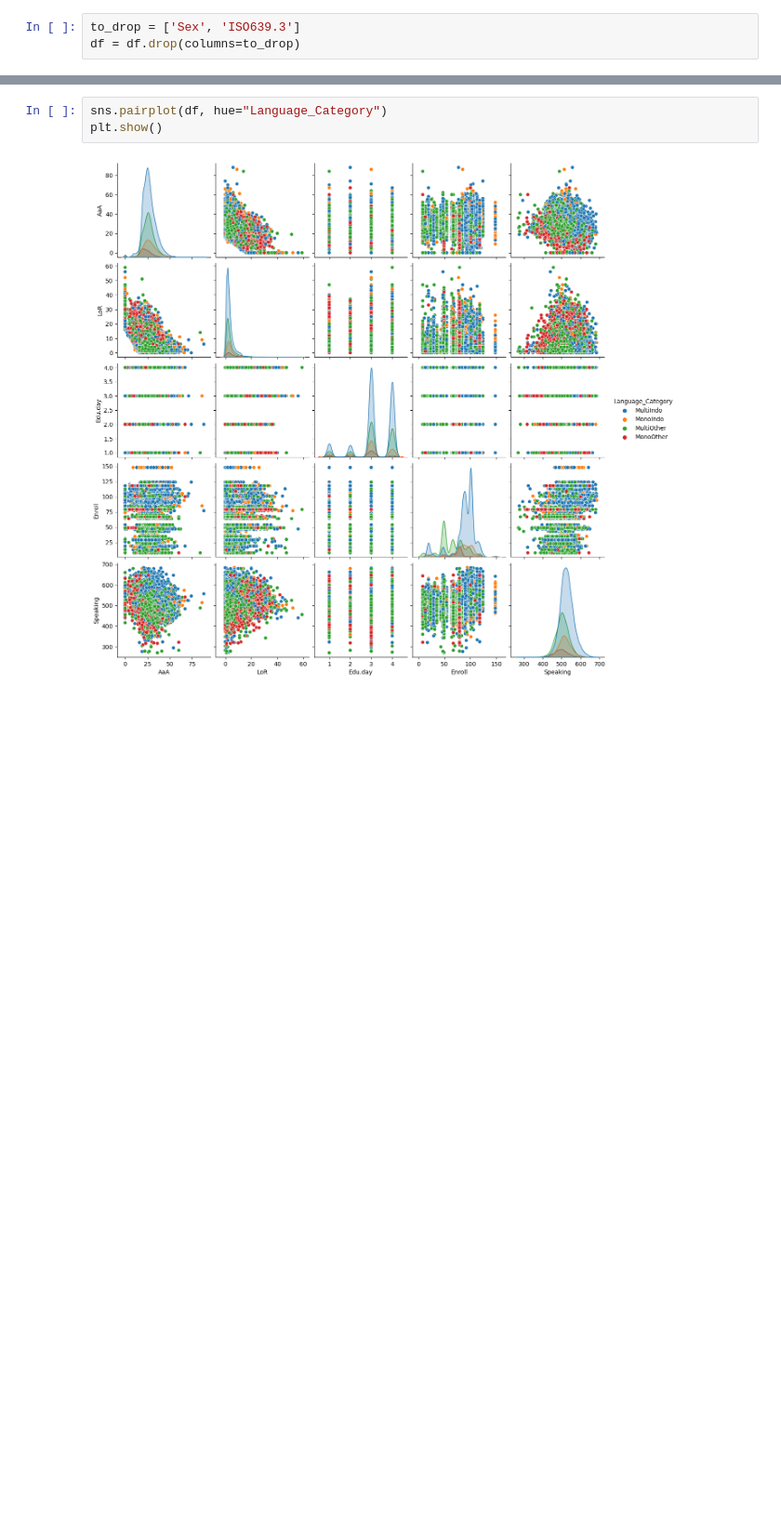
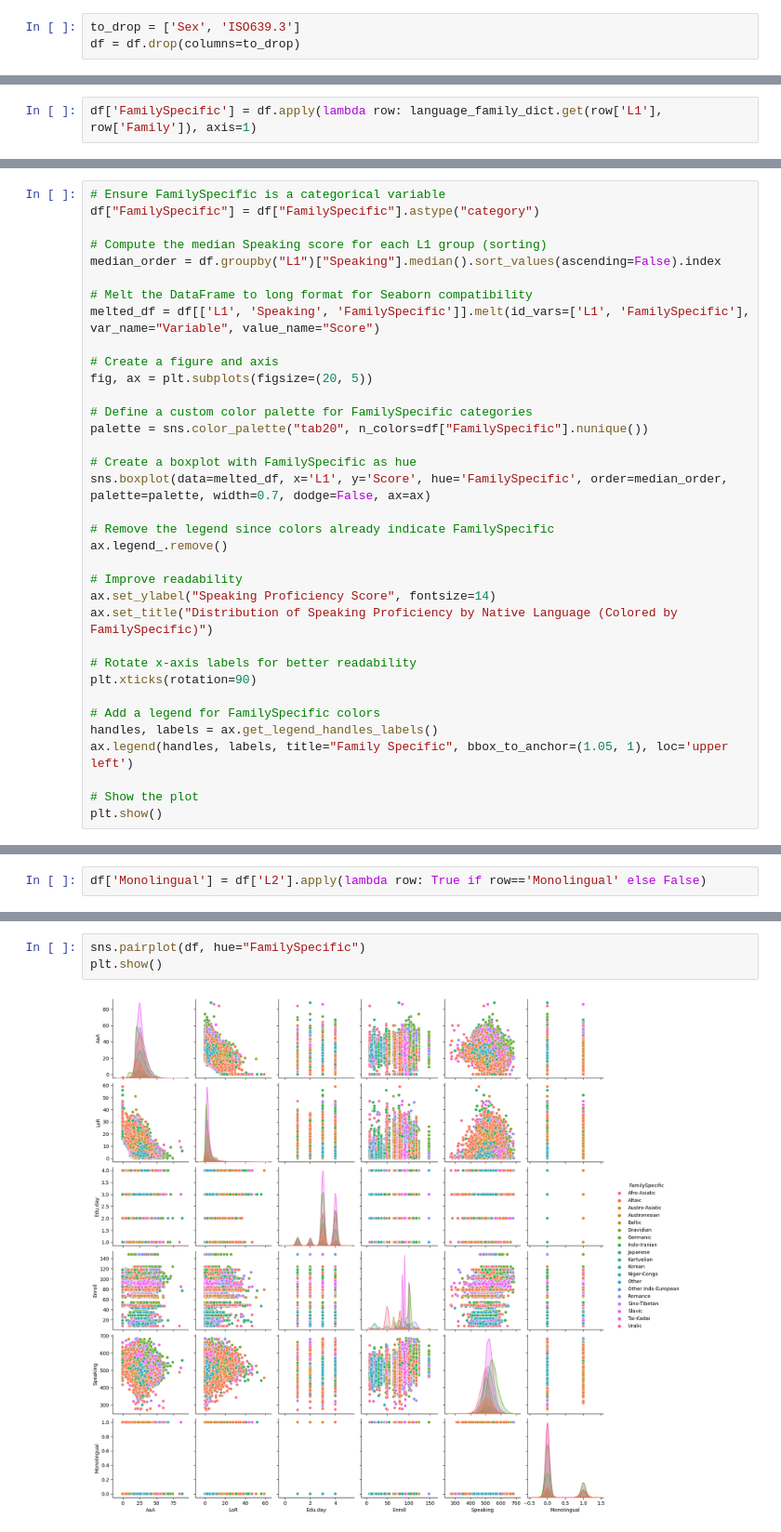
Before and after one commit to vivianamarquez/Adult_Dutch_Language_Learning_Profile, a Jupyter notebook: Predicting_Dutch_Speaking_Proficiency.ipynb, the cells around one changed output, grey strips where cells are left out. Shown at 93% size. Cells and saved outputs as stored; diff of their text form; blank space fills up the shorter version.

```diff
--- a/Predicting_Dutch_Speaking_Proficiency.ipynb
+++ b/Predicting_Dutch_Speaking_Proficiency.ipynb
@@ -394,0 +401,2 @@ Name: count, dtype: int64
+# %%
+df['FamilySpecific'] = df.apply(lambda row: language_family_dict.get(row['L1'], row['Family']), axis=1)
@@ -394,0 +424,35 @@ Name: count, dtype: int64
+# %%
+# Ensure FamilySpecific is a categorical variable
+df["FamilySpecific"] = df["FamilySpecific"].astype("category")
+
+# Compute the median Speaking score for each L1 group (sorting)
+median_order = df.groupby("L1")["Speaking"].median().sort_values(ascending=False).index
+
+# Melt the DataFrame to long format for Seaborn compatibility
+melted_df = df[['L1', 'Speaking', 'FamilySpecific']].melt(id_vars=['L1', 'FamilySpecific'], var_name="Variable", value_name="Score")
+
+# Create a figure and axis
+fig, ax = plt.subplots(figsize=(20, 5))
+
+# Define a custom color palette for FamilySpecific categories
+palette = sns.color_palette("tab20", n_colors=df["FamilySpecific"].nunique())
+
+# Create a boxplot with FamilySpecific as hue
+sns.boxplot(data=melted_df, x='L1', y='Score', hue='FamilySpecific', order=median_order, palette=palette, width=0.7, dodge=False, ax=ax)
+
+# Remove the legend since colors already indicate FamilySpecific
+ax.legend_.remove()
+
+# Improve readability
+ax.set_ylabel("Speaking Proficiency Score", fontsize=14)
+ax.set_title("Distribution of Speaking Proficiency by Native Language (Colored by FamilySpecific)")
+
+# Rotate x-axis labels for better readability
+plt.xticks(rotation=90)
+
+# Add a legend for FamilySpecific colors
+handles, labels = ax.get_legend_handles_labels()
+ax.legend(handles, labels, title="Family Specific", bbox_to_anchor=(1.05, 1), loc='upper left')
+
+# Show the plot
+plt.show()
@@ -394,0 +467,2 @@ Name: count, dtype: int64
+# %%
+df['Monolingual'] = df['L2'].apply(lambda row: True if row=='Monolingual' else False)
@@ -395,5 +489,5 @@ Name: count, dtype: int64
 # %%
-sns.pairplot(df, hue="Language_Category")
+sns.pairplot(df, hue="FamilySpecific")
 plt.show()
 # %% [output]
-[figure, old version]
+[figure, new version]
```
Also changed, not shown: parts of 31 cells of this notebook.
